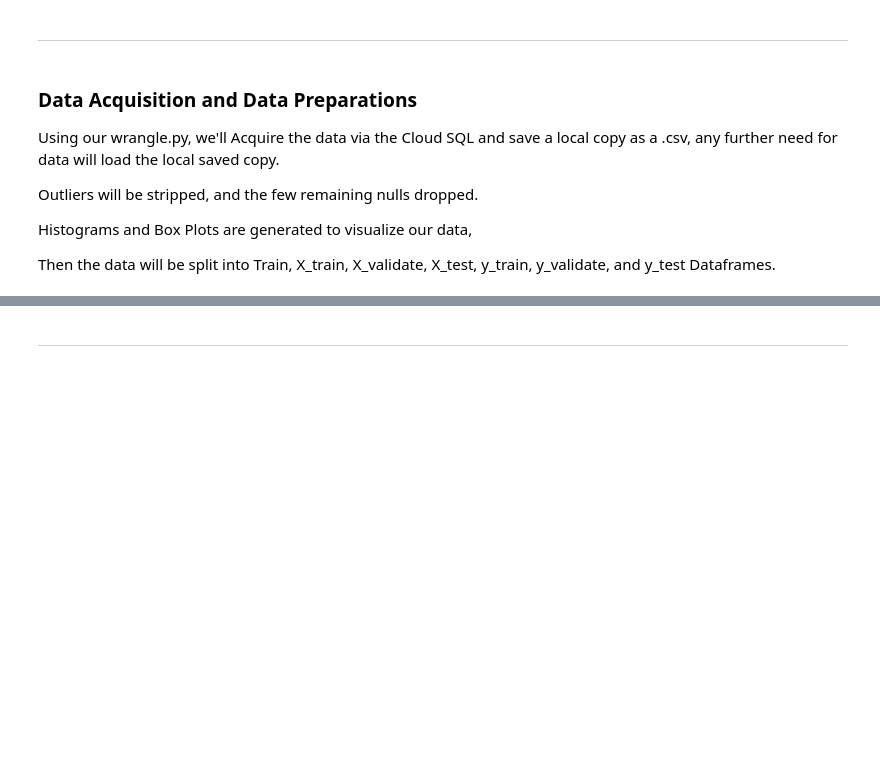
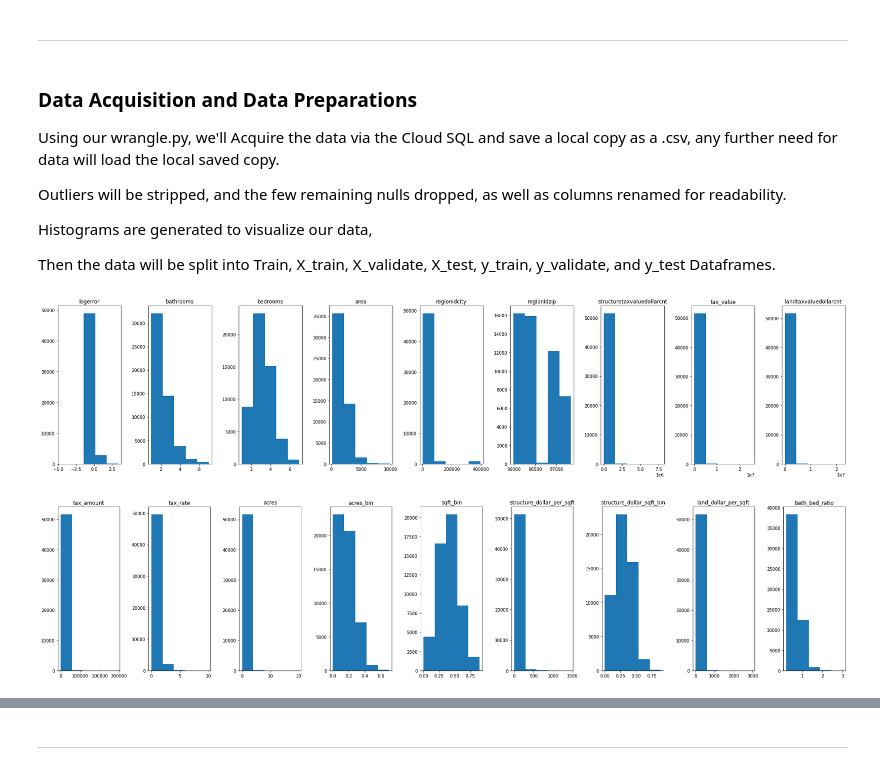
Before and after one commit to Lewis-Park-Bench/Cluster-Project, a Jupyter notebook: final_notebook.ipynb, the cells around one changed output, grey strips where cells are left out. Saved outputs shown, nothing was run; the diff lists cells and outputs as text; code cells hidden in the pictures; blank space fills up the shorter version.

```diff
--- a/final_notebook.ipynb
+++ b/final_notebook.ipynb
@@ -34,8 +34,13 @@ warnings.filterwarnings("ignore")
 ### Data Acquisition and Data Preparations
 Using our wrangle.py, we'll Acquire the data via the Cloud SQL and save a local copy as a .csv, any further need for data will load the local saved copy.
 
-Outliers will be stripped, and the few remaining nulls dropped.
+Outliers will be stripped, and the few remaining nulls dropped, as well as columns renamed for readability.
 
-Histograms and Box Plots are generated to visualize our data,
+Histograms are generated to visualize our data,
 
 Then the data will be split into Train, X_train, X_validate, X_test, y_train, y_validate, and y_test Dataframes.
+# %%
+df = wrangle_zillow()
+# %% [output]
+[figure, added]
+[figure, added]
```
Also changed, not shown: parts of 33 cells of this notebook, 2 other files.
